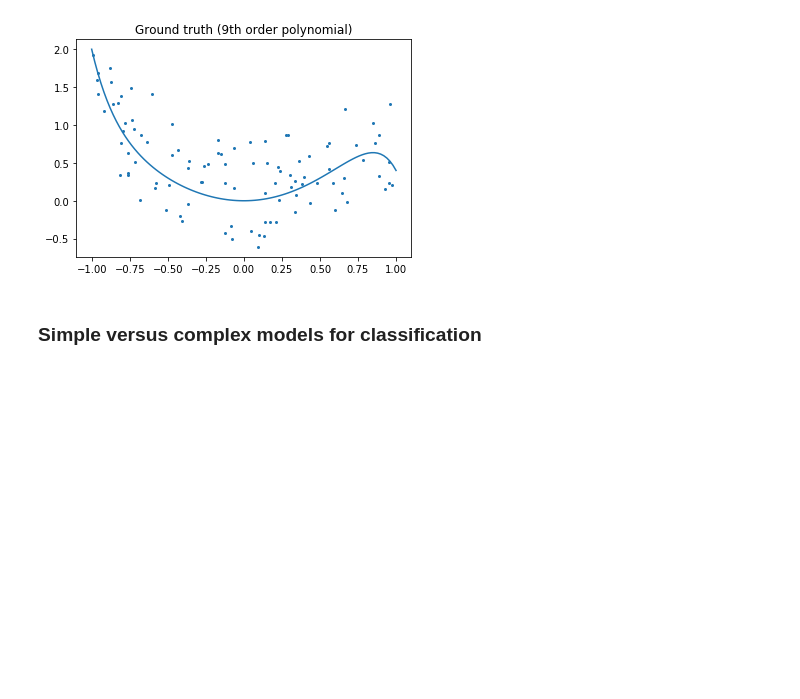
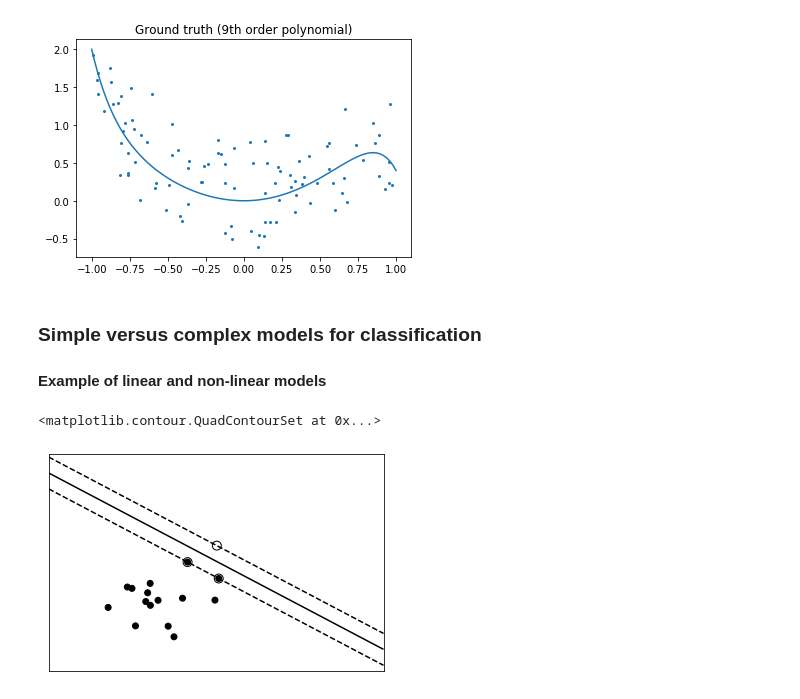
Before and after one commit to alex-mark/scipy-lecture, a Jupyter notebook: scipy-lecture3.6_scikit-learn.ipynb, the cells around one changed output. Drawn from its saved outputs; the diff is of its cells as text; code cells hidden in the pictures; blank space fills up the shorter version.

```diff
--- a/scipy-lecture3.6_scikit-learn.ipynb
+++ b/scipy-lecture3.6_scikit-learn.ipynb
@@ -321,3 +321,4 @@ plt.show()
 [figure]
 # %% [markdown]
 ### Simple versus complex models for classification
+#### Example of linear and non-linear models
@@ -323,0 +330,41 @@ plt.show()
+# %%
+def linear_model(rseed=42, n_samples=30):
+    " Generate data according to a linear model"
+    np.random.seed(rseed)
+
+    data = np.random.normal(0, 10, (n_samples, 2))
+    data[:n_samples // 2] -= 15
+    data[n_samples // 2:] += 15
+
+    labels = np.ones(n_samples)
+    labels[:n_samples // 2] = -1
+
+    return data, labels
+
+
+X, y = linear_model()
+clf = svm.SVC(kernel='linear')
+clf.fit(X, y)
+
+plt.figure(figsize=(6, 4))
+ax = plt.subplot(111, xticks=[], yticks=[])
+ax.scatter(X[:, 0], X[:, 1], c=y, cmap=plt.cm.bone)
+
+ax.scatter(clf.support_vectors_[:, 0],
+            clf.support_vectors_[:, 1],
+            s=80, edgecolors="k", facecolors="none")
+
+delta = 1
+y_min, y_max = -50, 50
+x_min, x_max = -50, 50
+x = np.arange(x_min, x_max + delta, delta)
+y = np.arange(y_min, y_max + delta, delta)
+X1, X2 = np.meshgrid(x, y)
+Z = clf.decision_function(np.c_[X1.ravel(), X2.ravel()])
+Z = Z.reshape(X1.shape)
+
+ax.contour(X1, X2, Z, [-1.0, 0.0, 1.0], colors='k',
+           linestyles=['dashed', 'solid', 'dashed'])
+# %% [output]
+<matplotlib.contour.QuadContourSet at 0x...>
+[figure, added]
```
Also changed, not shown: parts of 67 cells of this notebook.
